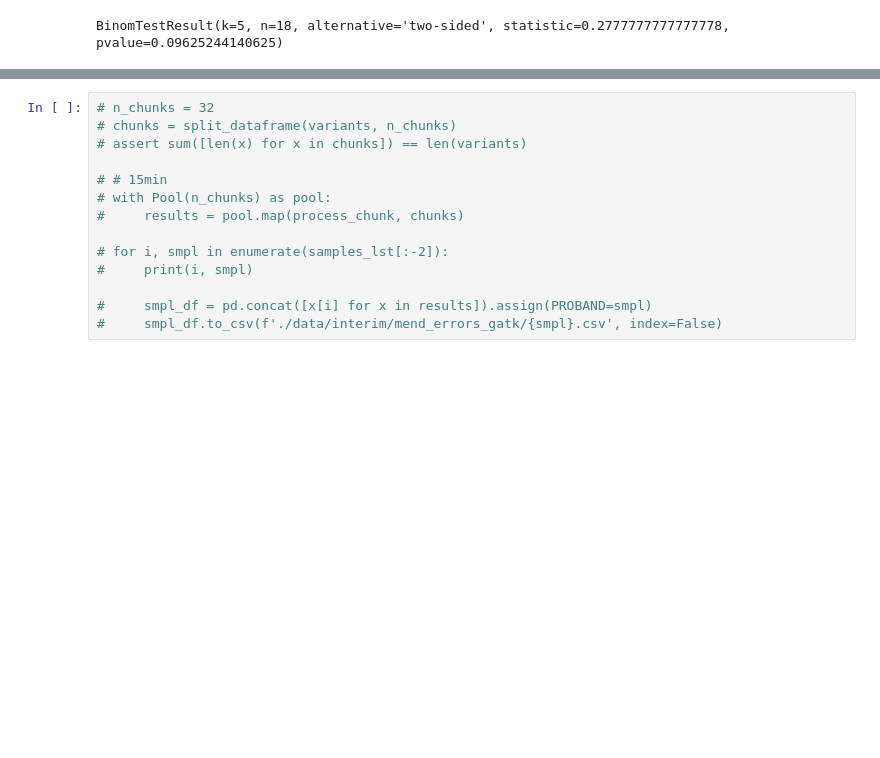
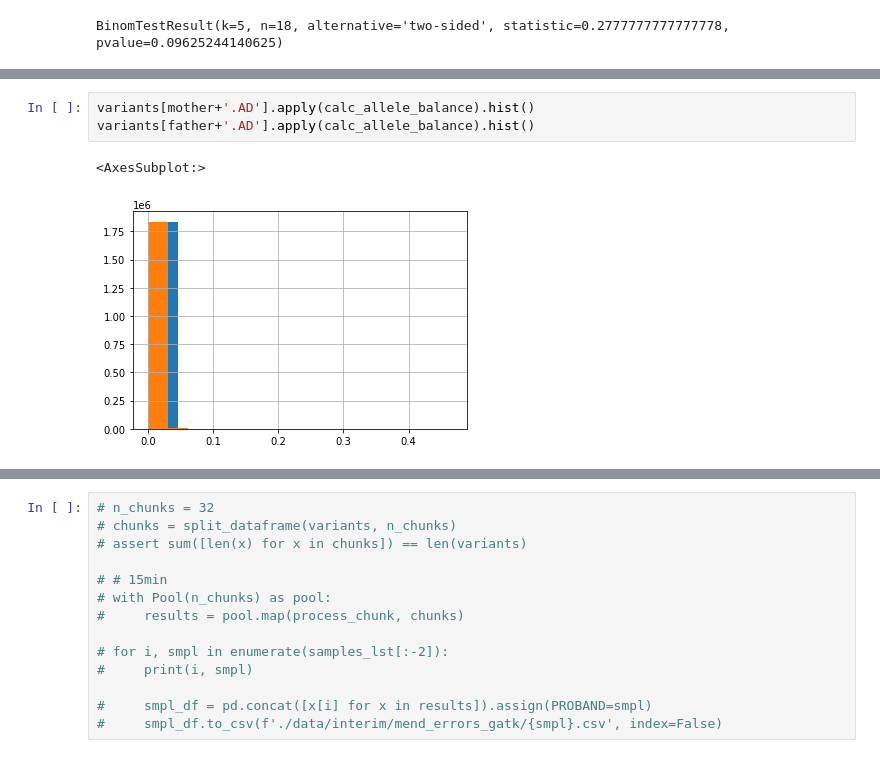
Before and after one commit to mitoclub/AquaSelection, a Jupyter notebook: intersect.ipynb, the cells around one changed output, grey strips where cells are left out. Saved outputs shown, nothing was run; the diff lists cells and outputs as text; blank space fills up the shorter version.

```diff
--- a/intersect.ipynb
+++ b/intersect.ipynb
@@ -316,0 +345,6 @@ dtype: float64
+# %%
+variants[mother+'.AD'].apply(calc_allele_balance).hist()
+variants[father+'.AD'].apply(calc_allele_balance).hist()
+# %% [output]
+<AxesSubplot:>
+[figure, added]
```
Also changed, not shown: parts of 15 cells of this notebook.
